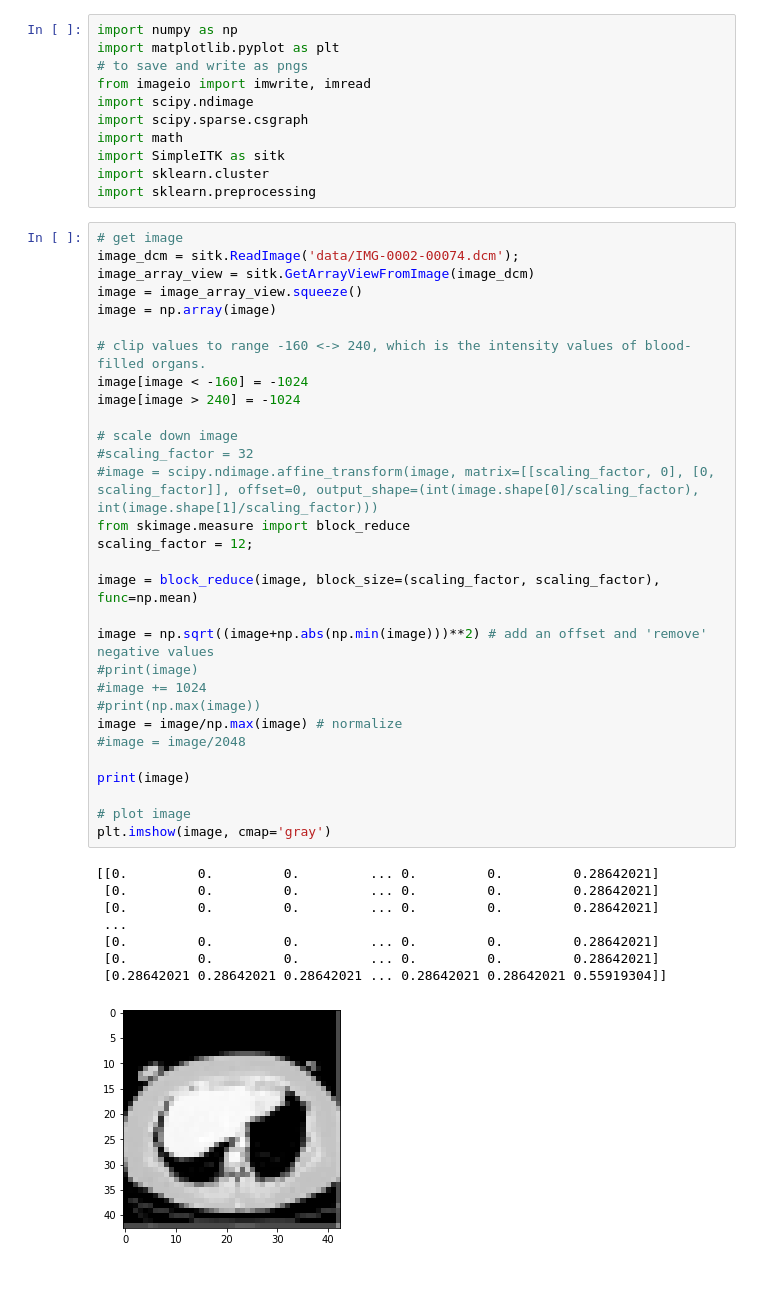
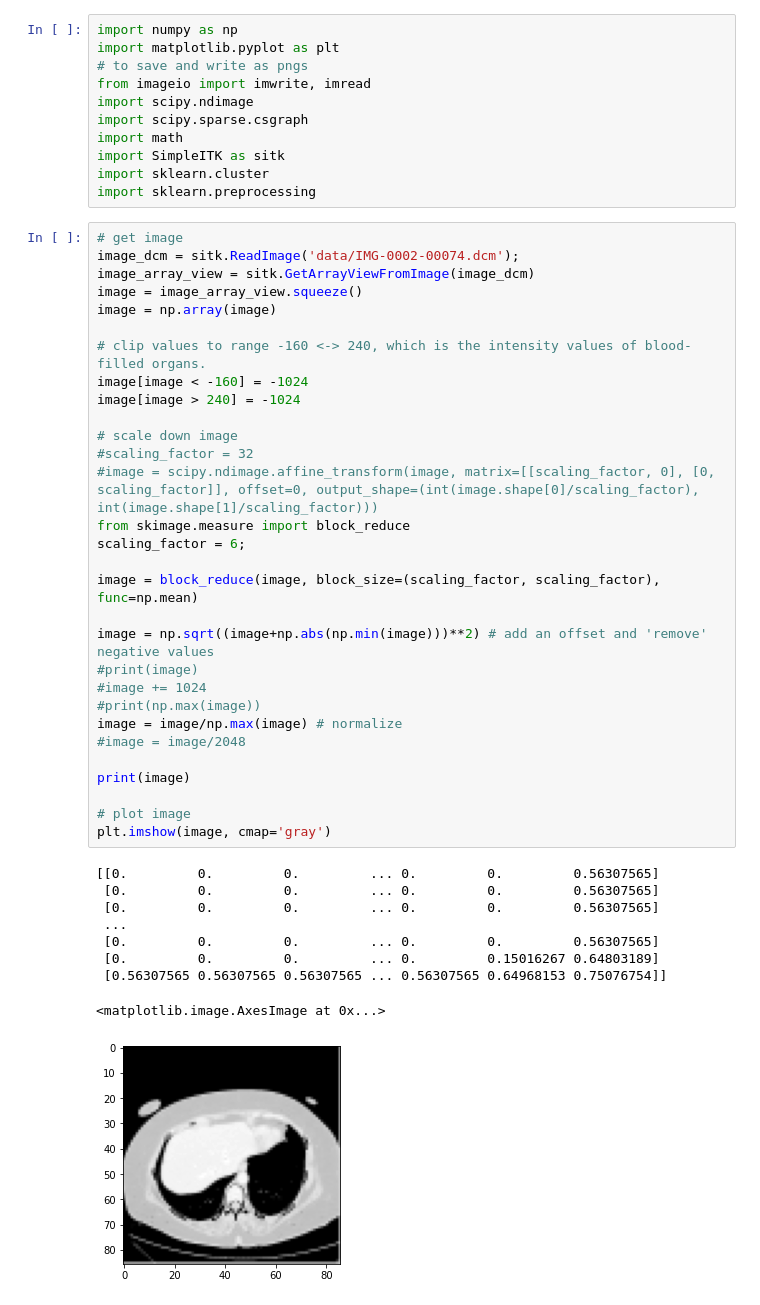
Before and after one commit to Ahmadsad/ID2211-Project, a Jupyter notebook: albin.ipynb, the cells around one changed output. Saved outputs shown, nothing was run; the diff lists cells and outputs as text.

```diff
--- a/albin.ipynb
+++ b/albin.ipynb
@@ -13,41 +13,42 @@ import sklearn.preprocessing
 # get image
 image_dcm = sitk.ReadImage('data/IMG-0002-00074.dcm');
 image_array_view = sitk.GetArrayViewFromImage(image_dcm)
 image = image_array_view.squeeze()
 image = np.array(image)
 
 # clip values to range -160 <-> 240, which is the intensity values of blood-filled organs.
 image[image < -160] = -1024
 image[image > 240] = -1024
 
 # scale down image
 #scaling_factor = 32
 #image = scipy.ndimage.affine_transform(image, matrix=[[scaling_factor, 0], [0, scaling_factor]], offset=0, output_shape=(int(image.shape[0]/scaling_factor), int(image.shape[1]/scaling_factor)))
 from skimage.measure import block_reduce
-scaling_factor = 12;
+scaling_factor = 6;
 
 image = block_reduce(image, block_size=(scaling_factor, scaling_factor), func=np.mean)
 
 image = np.sqrt((image+np.abs(np.min(image)))**2) # add an offset and 'remove' negative values
 #print(image)
 #image += 1024
 #print(np.max(image))
 image = image/np.max(image) # normalize
 #image = image/2048
 
 print(image)
 
 # plot image
 plt.imshow(image, cmap='gray')
 # %% [output]
-[[0.         0.         0.         ... 0.         0.         0.28642021]
- [0.         0.         0.         ... 0.         0.         0.28642021]
- [0.         0.         0.         ... 0.         0.         0.28642021]
+[[0.         0.         0.         ... 0.         0.         0.56307565]
+ [0.         0.         0.         ... 0.         0.         0.56307565]
+ [0.         0.         0.         ... 0.         0.         0.56307565]
  ...
- [0.         0.         0.         ... 0.         0.         0.28642021]
- [0.         0.         0.         ... 0.         0.         0.28642021]
- [0.28642021 0.28642021 0.28642021 ... 0.28642021 0.28642021 0.55919304]]
+ [0.         0.         0.         ... 0.         0.         0.56307565]
+ [0.         0.         0.         ... 0.         0.15016267 0.64803189]
+ [0.56307565 0.56307565 0.56307565 ... 0.56307565 0.64968153 0.75076754]]
+<matplotlib.image.AxesImage at 0x...>
-[figure, old version]
+[figure, new version]
 # %%
 # similarity matrix - nodes are connected if they are neighbours and they share the same value
 num_pixels = image.size
```
Also changed, not shown: parts of 6 cells of this notebook, 1 other file.
